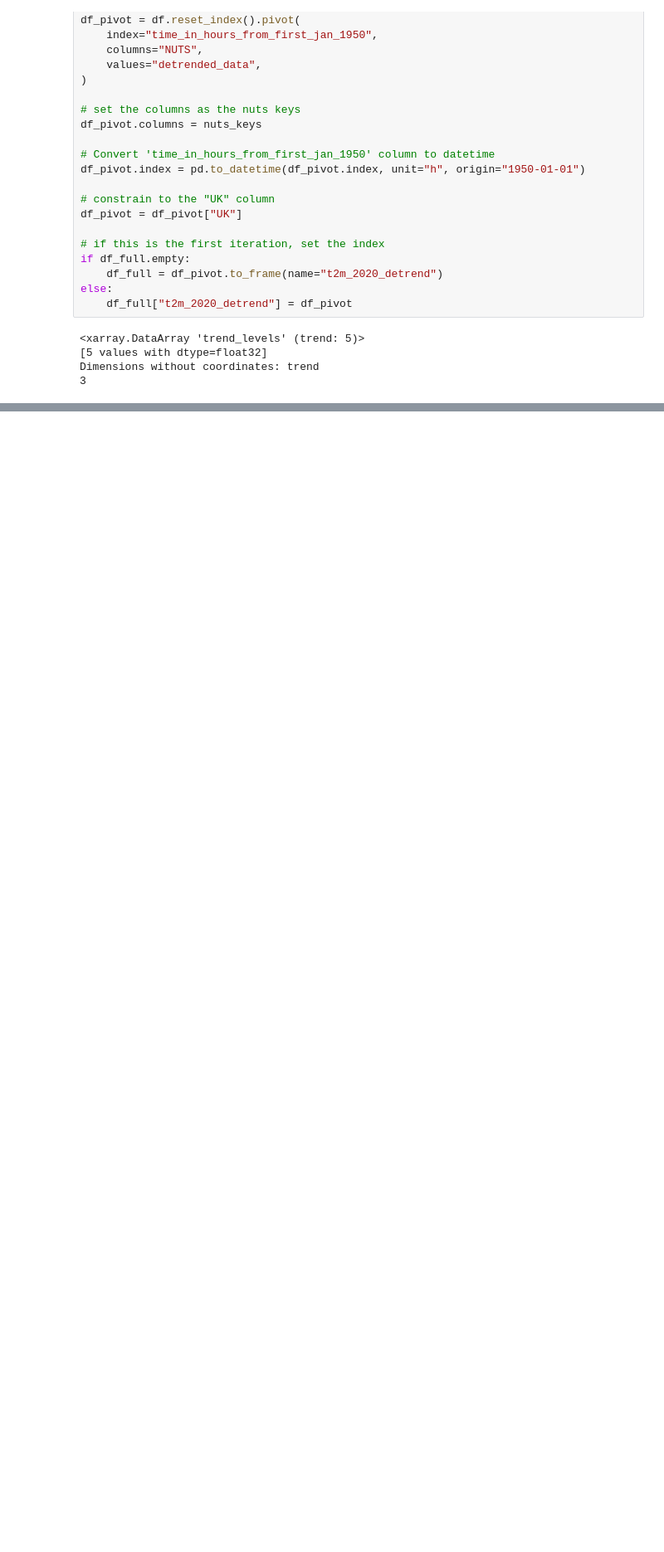
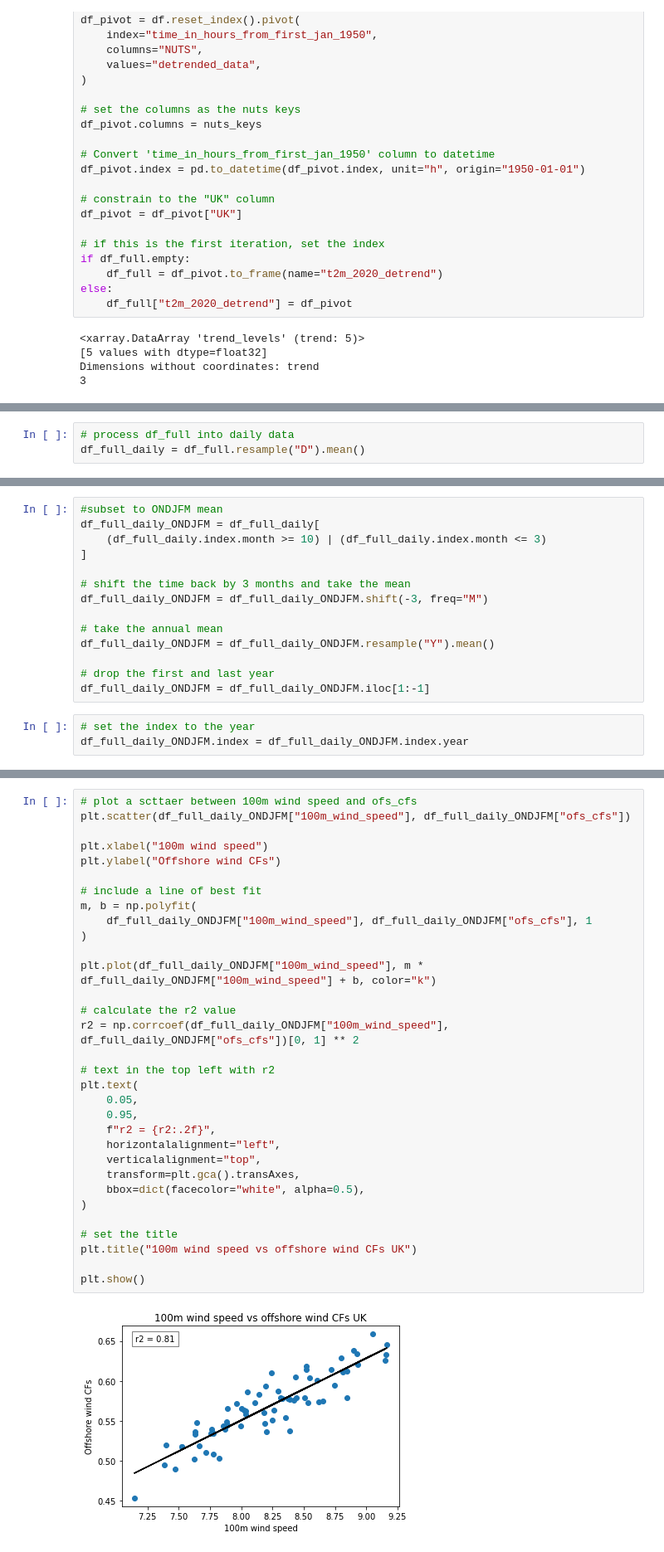
Before and after one commit to benhutchmet/unseen_multi_year, a Jupyter notebook: testing_clearheads_dnw.ipynb, the cells around one changed output, grey strips where cells are left out. Shown: that part at 83% size. Saved outputs shown, nothing was run; the diff lists cells and outputs as text; blank space fills up the shorter version.

```diff
--- a/testing_clearheads_dnw.ipynb
+++ b/testing_clearheads_dnw.ipynb
@@ -360,0 +400,3 @@ df_full.head()
+# %%
+# process df_full into daily data
+df_full_daily = df_full.resample("D").mean()
@@ -360,0 +422,17 @@ df_full.head()
+# %%
+#subset to ONDJFM mean
+df_full_daily_ONDJFM = df_full_daily[
+    (df_full_daily.index.month >= 10) | (df_full_daily.index.month <= 3)
+]
+
+# shift the time back by 3 months and take the mean
+df_full_daily_ONDJFM = df_full_daily_ONDJFM.shift(-3, freq="M")
+
+# take the annual mean
+df_full_daily_ONDJFM = df_full_daily_ONDJFM.resample("Y").mean()
+
+# drop the first and last year
+df_full_daily_ONDJFM = df_full_daily_ONDJFM.iloc[1:-1]
+# %%
+# set the index to the year
+df_full_daily_ONDJFM.index = df_full_daily_ONDJFM.index.year
@@ -360,0 +448,34 @@ df_full.head()
+# %%
+# plot a scttaer between 100m wind speed and ofs_cfs
+plt.scatter(df_full_daily_ONDJFM["100m_wind_speed"], df_full_daily_ONDJFM["ofs_cfs"])
+
+plt.xlabel("100m wind speed")
+plt.ylabel("Offshore wind CFs")
+
+# include a line of best fit
+m, b = np.polyfit(
+    df_full_daily_ONDJFM["100m_wind_speed"], df_full_daily_ONDJFM["ofs_cfs"], 1
+)
+
+plt.plot(df_full_daily_ONDJFM["100m_wind_speed"], m * df_full_daily_ONDJFM["100m_wind_speed"] + b, color="k")
+
+# calculate the r2 value
+r2 = np.corrcoef(df_full_daily_ONDJFM["100m_wind_speed"], df_full_daily_ONDJFM["ofs_cfs"])[0, 1] ** 2
+
+# text in the top left with r2
+plt.text(
+    0.05,
+    0.95,
+    f"r2 = {r2:.2f}",
+    horizontalalignment="left",
+    verticalalignment="top",
+    transform=plt.gca().transAxes,
+    bbox=dict(facecolor="white", alpha=0.5),
+)
+
+# set the title
+plt.title("100m wind speed vs offshore wind CFs UK")
+
+plt.show()
+# %% [output]
+[figure, added]
```
Also changed, not shown: parts of 25 cells of this notebook, 1 other file.
